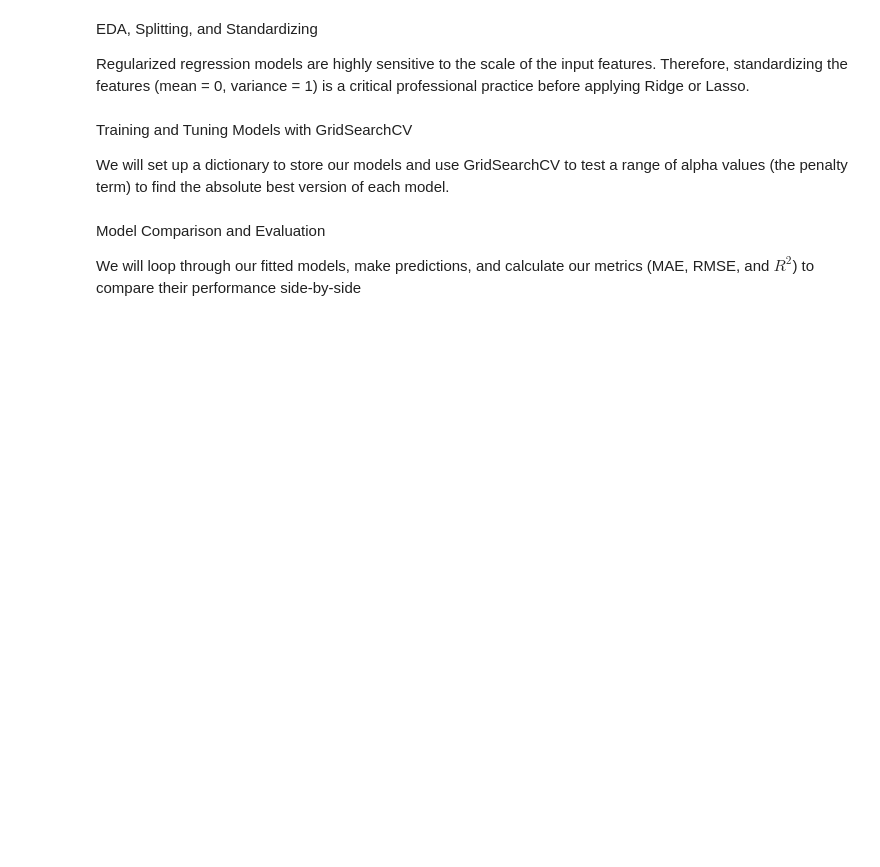
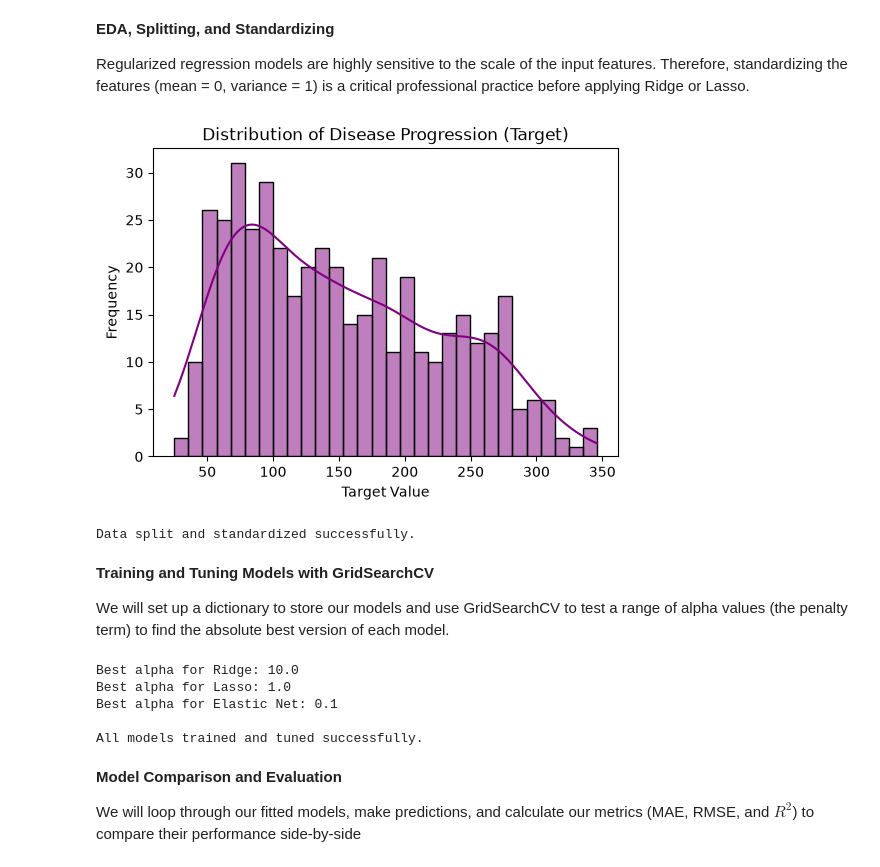
Before and after one commit to Felix-wainaina/samsung-ml-assignments, a Jupyter notebook: task_1_regression/level_2_optimization.ipynb, the cells around one changed output. Saved outputs shown, nothing was run; the diff lists cells and outputs as text; code cells hidden in the pictures; blank space fills up the shorter version.

Commit message:
chore: remove redundant notebooks folder and update notebook states

```diff
--- a/task_1_regression/level_2_optimization.ipynb
+++ b/task_1_regression/level_2_optimization.ipynb
@@ -25,12 +25,65 @@ ModuleNotFoundError: No module named 'matplotlib.subplots'
 # %% [markdown]
-EDA, Splitting, and Standardizing
+****EDA, Splitting, and Standardizing****
 
 Regularized regression models are highly sensitive to the scale of the input features. Therefore, standardizing the features (mean = 0, variance = 1) is a critical professional practice before applying Ridge or Lasso.
+# %%
+# 1. Brief Exploratory Data Analysis (EDA)
+plt.figure(figsize=(6, 4))
+sns.histplot(y, bins=30, kde=True, color="purple")
+plt.title("Distribution of Disease Progression (Target)")
+plt.xlabel("Target Value")
+plt.ylabel("Frequency")
+plt.show()
+
+# 2. Split the dataset (80% train, 20% test)
+X_train, X_test, y_train, y_test = train_test_split(X, y, test_size=0.2, random_state=42)
+
+# 3. Standardize the features
+scaler = StandardScaler()
+# Fit on training data ONLY to prevent data leakage, then transform both
+X_train_scaled = scaler.fit_transform(X_train)
+X_test_scaled = scaler.transform(X_test)
+
+# Convert back to DataFrame for easier handling later
+X_train_scaled = pd.DataFrame(X_train_scaled, columns=X.columns)
+X_test_scaled = pd.DataFrame(X_test_scaled, columns=X.columns)
+
+print("Data split and standardized successfully.")
+# %% [output]
+[figure, added]
+Data split and standardized successfully.
 # %% [markdown]
-Training and Tuning Models with GridSearchCV
+****Training and Tuning Models with GridSearchCV****
 
 We will set up a dictionary to store our models and use GridSearchCV to test a range of alpha values (the penalty term) to find the absolute best version of each model.
+# %%
+# Define a range of alphas to test
+param_grid = {"alpha": [0.001, 0.01, 0.1, 1.0, 10.0, 100.0]}
+
+# Initialize models
+models = {
+    "Linear Regression": LinearRegression(), # No hyperparameter to tune for standard LR
+    "Ridge": GridSearchCV(Ridge(), param_grid, cv=5, scoring="neg_mean_squared_error"),
+    "Lasso": GridSearchCV(Lasso(), param_grid, cv=5, scoring="neg_mean_squared_error"),
+    "Elastic Net": GridSearchCV(ElasticNet(), param_grid, cv=5, scoring="neg_mean_squared_error")
+}
+
+# Train all models
+fitted_models = {}
+for name, model in models.items():
+    model.fit(X_train_scaled, y_train)
+    fitted_models[name] = model
+    if name != "Linear Regression":
+        print(f"Best alpha for {name}: {model.best_params_['alpha']}")
+
+print("\nAll models trained and tuned successfully.")
+# %% [output]
+Best alpha for Ridge: 10.0
+Best alpha for Lasso: 1.0
+Best alpha for Elastic Net: 0.1
+
+All models trained and tuned successfully.
 # %% [markdown]
-Model Comparison and Evaluation
+****Model Comparison and Evaluation****
 
 We will loop through our fitted models, make predictions, and calculate our metrics (MAE, RMSE, and $R^2$) to compare their performance side-by-side
```
Also changed, not shown: parts of 6 cells of this notebook, 2 other files.
